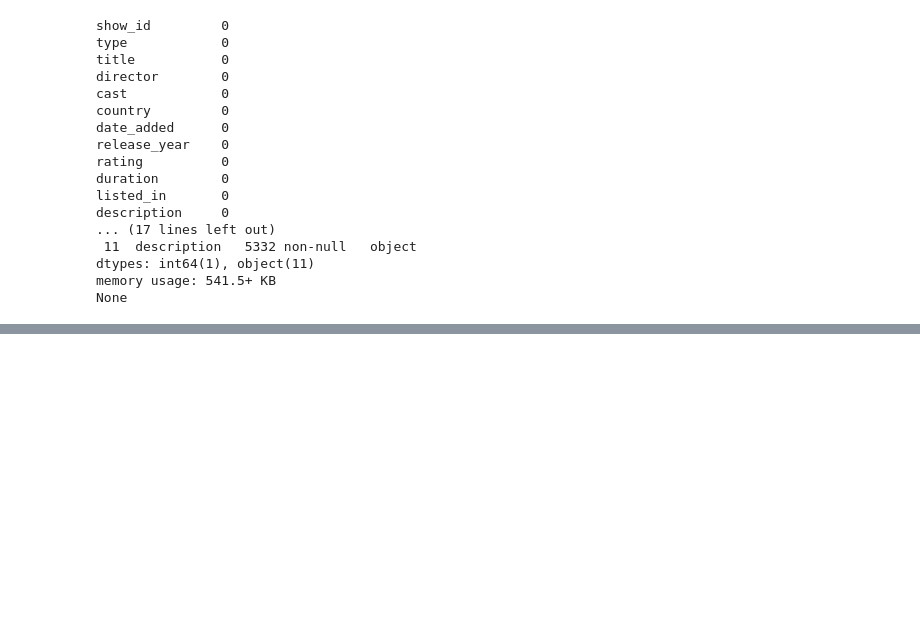
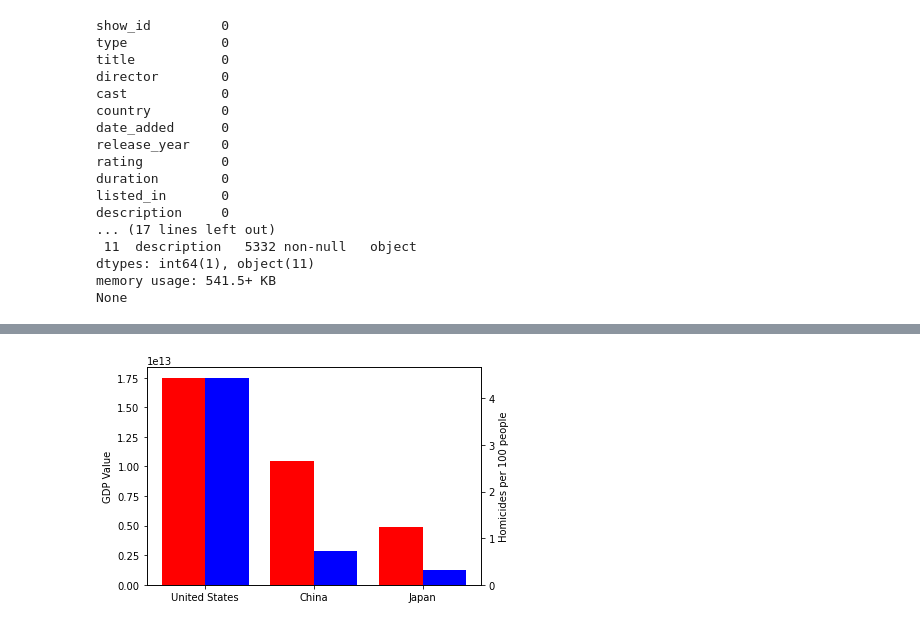
Before and after one commit to NilbertoFreitas/Dataviz, a Jupyter notebook: Dataviz_A2.ipynb, the cells around one changed output, grey strips where cells are left out. Cells and saved outputs as stored; diff of their text form; code cells hidden in the pictures; blank space fills up the shorter version.

```diff
--- a/Dataviz_A2.ipynb
+++ b/Dataviz_A2.ipynb
@@ -107,0 +112,23 @@ TypeError: ignored
+# %%
+# Conjunto de dados para teste
+df = pd.DataFrame({
+    'Country Name': ['United States', 'China', 'Japan'],
+    'GDP Value': [1.75e+13, 1.05e+13, 4.85e+12],
+    'Homicides per 100 people': [4.44, 0.72, 0.31],
+})
+width = 0.4
+
+# Cria figura com eixo Y na esquerda (padrão), e plota dados nele
+figure, left_ax = plt.subplots()
+left_ax.bar(df['Country Name'], df['GDP Value'], color='red', width=-width, align='edge')
+left_ax.set_ylabel('GDP Value')
+
+# Cria eixo Y na direita e plota dados nele
+right_ax = left_ax.twinx()
+right_ax.bar(df['Country Name'], df['Homicides per 100 people'], color='blue', width=width, align='edge')
+right_ax.set_ylabel('Homicides per 100 people')
+
+# Mostra o gráfico
+plt.show()
+# %% [output]
+[figure, added]
```
Also changed, not shown: parts of 10 cells of this notebook.
